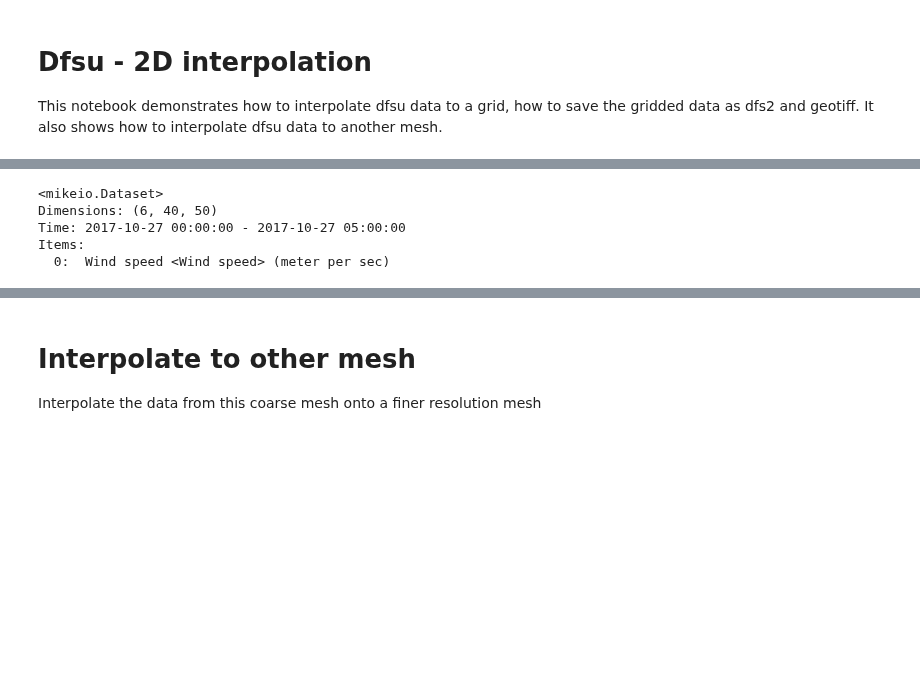
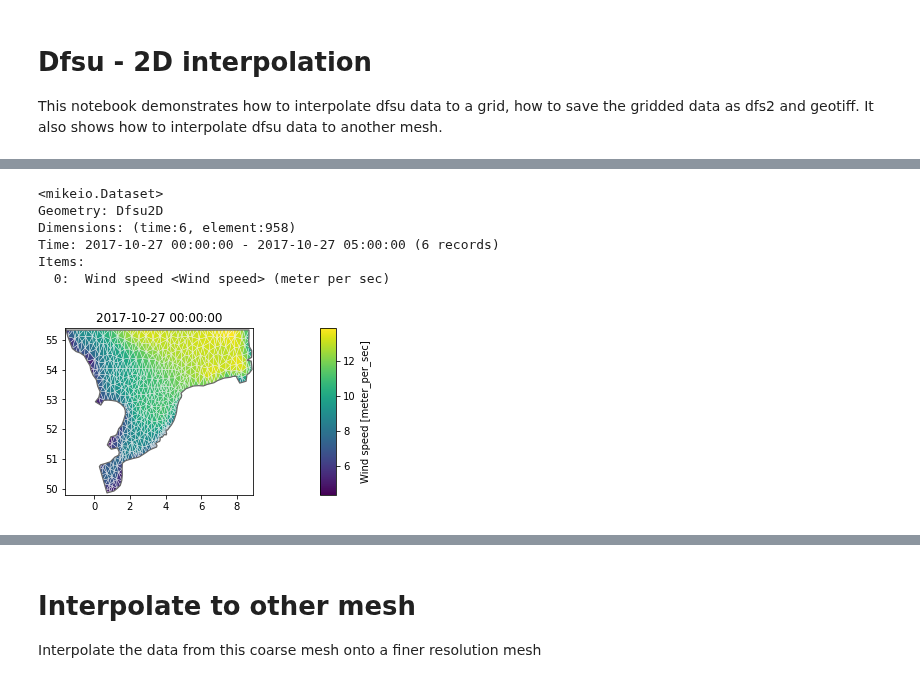
Before and after one commit to DHI/mikeio, a Jupyter notebook: notebooks/Dfsu - 2D interpolation.ipynb, the cells around one changed output, grey strips where cells are left out. Cells and saved outputs as stored; diff of their text form; code cells hidden in the pictures; blank space fills up the shorter version.

```diff
--- a/notebooks/Dfsu - 2D interpolation.ipynb
+++ b/notebooks/Dfsu - 2D interpolation.ipynb
@@ -109,8 +3,0 @@ Note: data needs to be flipped upside down
-# %%
-dsi.flipud()
-# %% [output]
-<mikeio.Dataset>
-Dimensions: (6, 40, 50)
-Time: 2017-10-27 00:00:00 - 2017-10-27 05:00:00
-Items:
-  0:  Wind speed <Wind speed> (meter per sec)
@@ -121,0 +6,16 @@ dfs2.write(dfs2_filename, data=dsi, coordinate=coordinate, dx=g.dx, dy=g.dy)
+# %%
+ds = mikeio.read("../tests/testdata/wind_north_sea.dfsu", items="Wind speed")
+ds
+# %% [output]
+<mikeio.Dataset>
+Geometry: Dfsu2D
+Dimensions: (time:6, element:958)
+Time: 2017-10-27 00:00:00 - 2017-10-27 05:00:00 (6 records)
+Items:
+  0:  Wind speed <Wind speed> (meter per sec)
+# %%
+da = ds.Wind_speed
+# %%
+da.plot();
+# %% [output]
+[figure, added]
```
Also changed, not shown: parts of 45 cells of this notebook, 6 other files.
